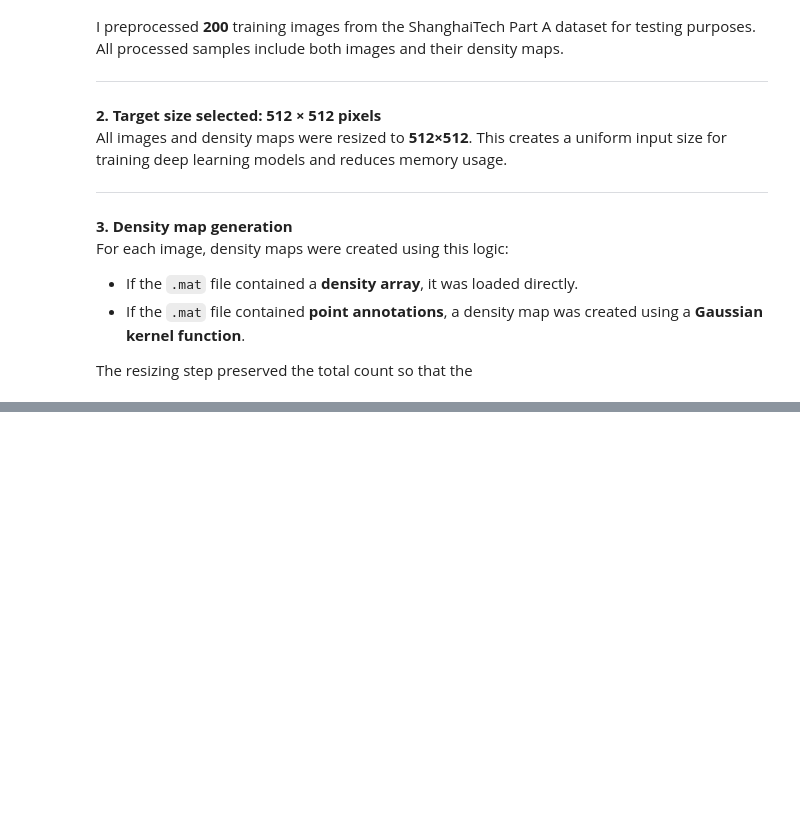
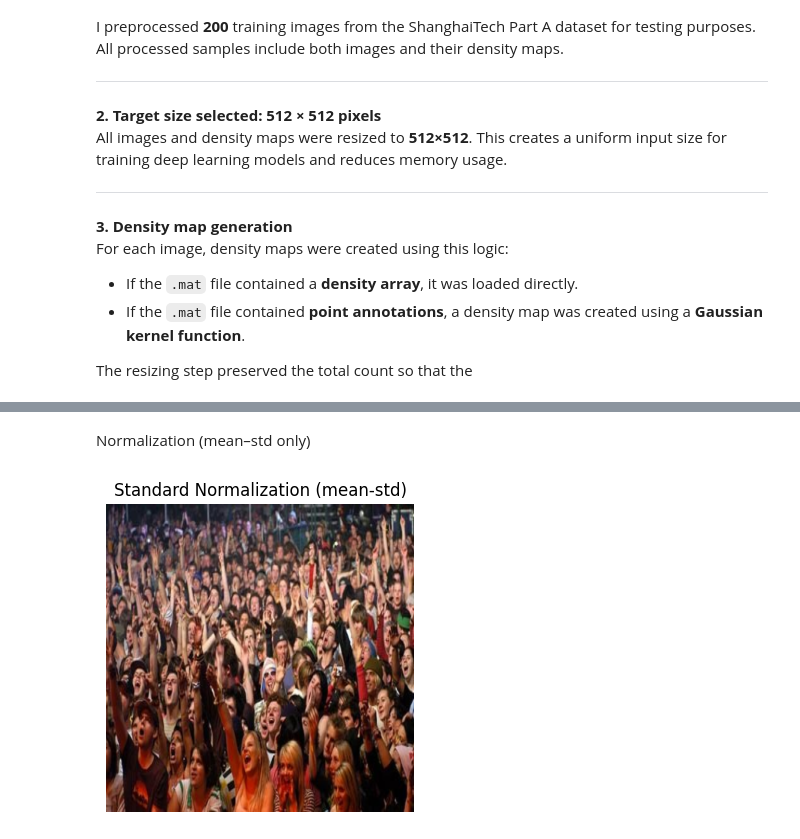
Before and after one commit to GKSJ-Deepvision/AI-DeepVision, a Jupyter notebook: preprocessing.ipynb, the cells around one changed output, grey strips where cells are left out. Drawn from its saved outputs; the diff is of its cells as text; code cells hidden in the pictures; blank space fills up the shorter version.

```diff
--- a/preprocessing.ipynb
+++ b/preprocessing.ipynb
@@ -281,0 +297,13 @@ The resizing step preserved the total count so that the
+# %% [markdown]
+Normalization (mean–std only)
+# %%
+# Standard normalization (mean-std)
+img_norm_std = (img_res_area - img_res_area.mean()) / (img_res_area.std() + 1e-7)
+
+plt.figure(figsize=(6,4))
+plt.imshow((img_norm_std - img_norm_std.min()) / (img_norm_std.max() - img_norm_std.min()))
+plt.title("Standard Normalization (mean-std)")
+plt.axis('off')
+plt.show()
+# %% [output]
+[figure, added]
```
Also changed, not shown: parts of 13 cells of this notebook.
